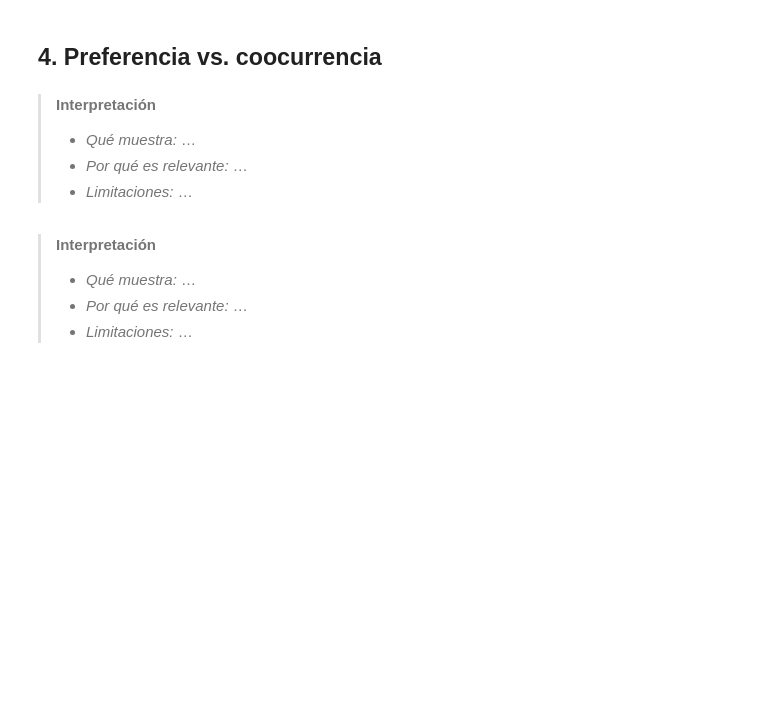
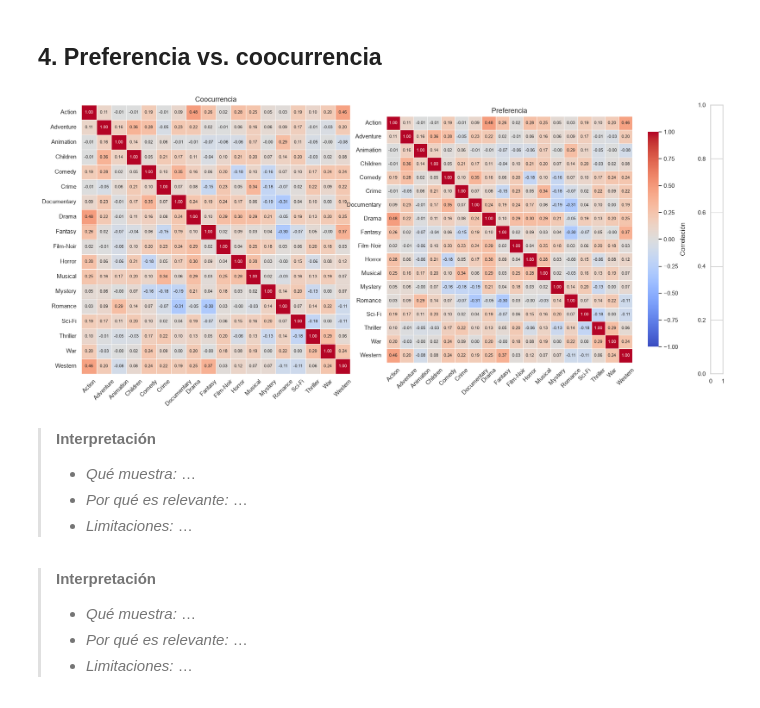
Before and after one commit to srandres-git/movielens-proyecto-integrador, a Jupyter notebook: notebooks/04_afinidades_generos.ipynb, the cells around one changed output. Drawn from its saved outputs; the diff is of its cells as text; code cells hidden in the pictures; blank space fills up the shorter version.

```diff
--- a/notebooks/04_afinidades_generos.ipynb
+++ b/notebooks/04_afinidades_generos.ipynb
@@ -61,6 +175,51 @@ perfil.describe()
 # %%
 # TODO: los dos heatmaps lado a lado: plt.subplots(1, 2) y sns.heatmap(..., ax=ax) con la misma escala (vmin, vmax)
 # rutas.guardar_figura(fig, "04_heatmaps_generos")
+vmin, vmax = -1.0, 1.0
+fig, (ax1, ax2, cbar_ax) = plt.subplots(1,3,figsize=(22, 9),gridspec_kw={"width_ratios": [1, 1, 0.04], "wspace": 0.08},)
+sns.heatmap(
+    matriz_corr,
+    ax=ax1,
+    cmap="coolwarm",
+    vmin=vmin,
+    vmax=vmax,
+    center=0,
+    square=True,
+    annot=True,
+    fmt=".2f",
+    annot_kws={"size": 8},
+    linewidths=0.5,
+    cbar=False,
+)
+ax1.set_title("Coocurrencia", fontsize=13)
+ax1.tick_params(axis="x", rotation=45)
+ax1.tick_params(axis="y", rotation=0)
+
+# --- Heatmap Derecho (axes) ---
+sns.heatmap(
+    matriz_corr_pref,
+    ax=ax2,
+    cmap="coolwarm",
+    vmin=vmin,
+    vmax=vmax,
+    center=0,
+    square=True,
+    annot=True,
+    fmt=".2f",
+    annot_kws={"size": 8},
+    linewidths=0.5,
+    cbar=cbar_ax,
+    cbar_kws={"label": "Correlación", "shrink": 0.8},
+)
+ax2.set_title("Preferencia", fontsize=13)
+ax2.tick_params(axis="x", rotation=45)
+
+plt.tight_layout()
+
+rutas.guardar_figura(fig, "04_heatmaps_generos")
+plt.show()
+# %% [output]
+[figure, added]
 # %% [markdown]
 > **Interpretación**
 > - *Qué muestra:* …
```
Also changed, not shown: parts of 8 cells of this notebook, 6 other files.
